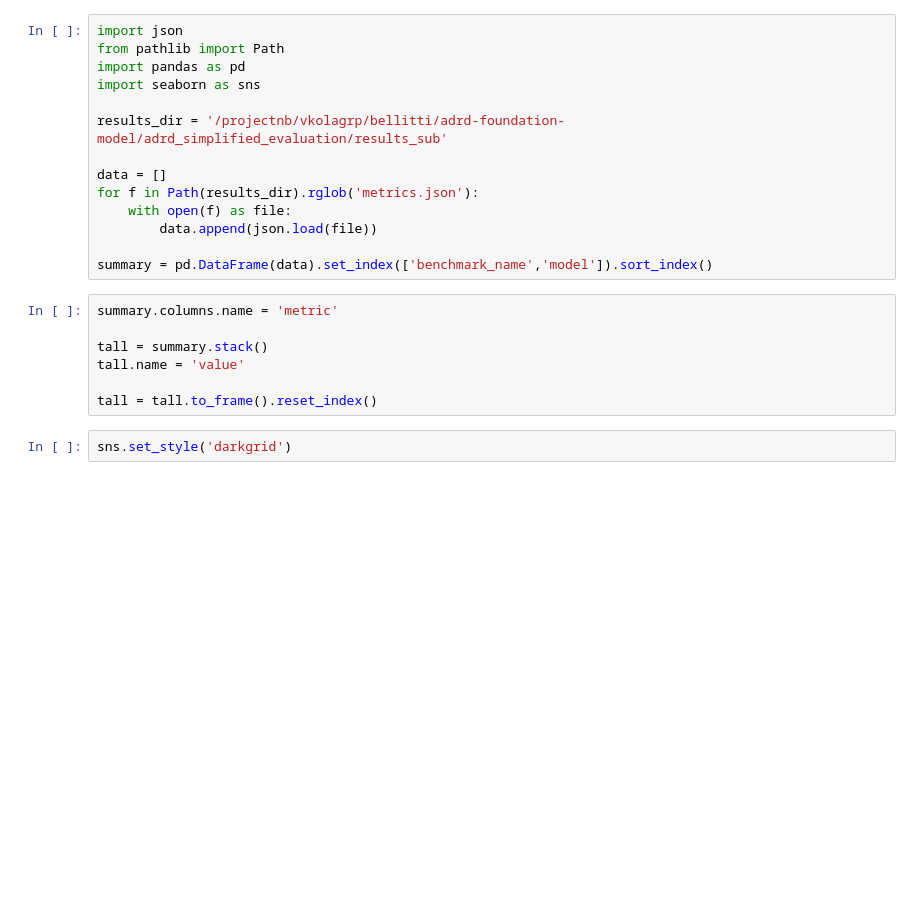
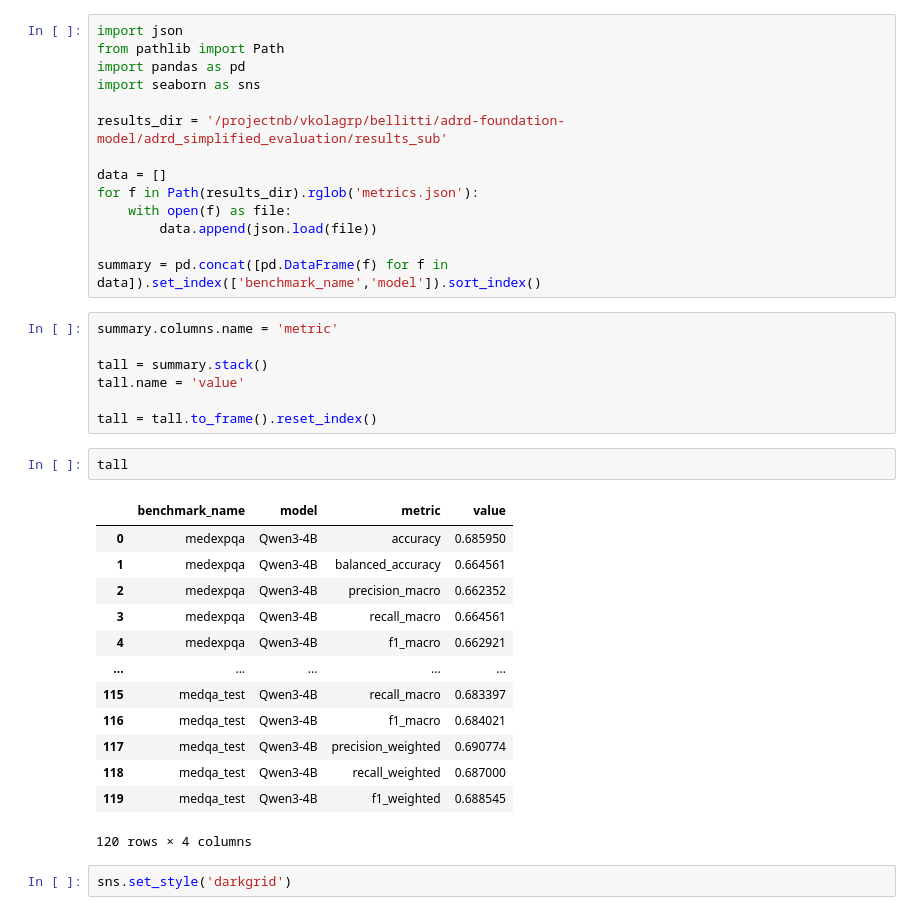
Before and after one commit to vkola-lab/lunar, a Jupyter notebook: adrd_simplified_evaluation/notebooks/metrics_summary.ipynb, the cells around one changed output. Saved outputs shown, nothing was run; the diff lists cells and outputs as text; blank space fills up the shorter version.

```diff
--- a/adrd_simplified_evaluation/notebooks/metrics_summary.ipynb
+++ b/adrd_simplified_evaluation/notebooks/metrics_summary.ipynb
@@ -11,7 +11,7 @@ for f in Path(results_dir).rglob('metrics.json'):
     with open(f) as file:
         data.append(json.load(file))
 
-summary = pd.DataFrame(data).set_index(['benchmark_name','model']).sort_index()
+summary = pd.concat([pd.DataFrame(f) for f in data]).set_index(['benchmark_name','model']).sort_index()
 # %%
 summary.columns.name = 'metric'
 
@@ -19,6 +19,22 @@ tall = summary.stack()
 tall.name = 'value'
 
 tall = tall.to_frame().reset_index()
+# %%
+tall
+# %% [output]
+|  | benchmark_name | model | metric | value |
+| 0 | medexpqa | Qwen3-4B | accuracy | 0.685950 |
+| 1 | medexpqa | Qwen3-4B | balanced_accuracy | 0.664561 |
+| 2 | medexpqa | Qwen3-4B | precision_macro | 0.662352 |
+| 3 | medexpqa | Qwen3-4B | recall_macro | 0.664561 |
+| 4 | medexpqa | Qwen3-4B | f1_macro | 0.662921 |
+| ... | ... | ... | ... | ... |
+| 115 | medqa_test | Qwen3-4B | recall_macro | 0.683397 |
+| 116 | medqa_test | Qwen3-4B | f1_macro | 0.684021 |
+| 117 | medqa_test | Qwen3-4B | precision_weighted | 0.690774 |
+| 118 | medqa_test | Qwen3-4B | recall_weighted | 0.687000 |
+| 119 | medqa_test | Qwen3-4B | f1_weighted | 0.688545 |
+120 rows × 4 columns
 # %%
 sns.set_style('darkgrid')
 # %%
```
Also changed, not shown: parts of 2 cells of this notebook, 6 other files.
